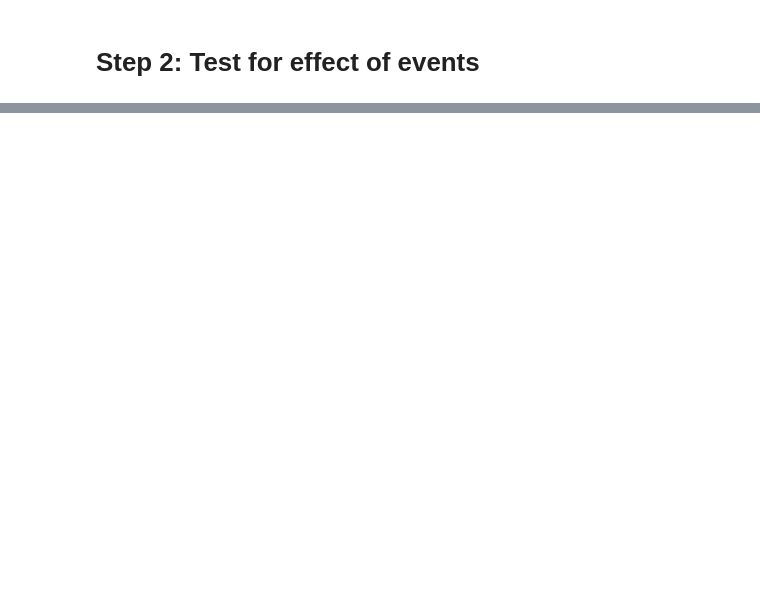
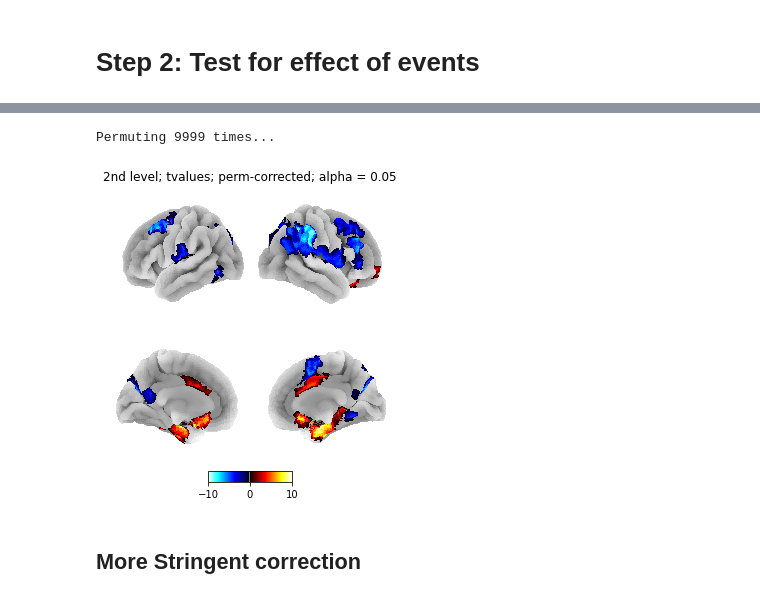
Before and after one commit to venkateshness/Internship_HBN, a Jupyter notebook: Graph-related_analysis/SDI_stats.ipynb, the cells around one changed output, grey strips where cells are left out. Drawn from its saved outputs; the diff is of its cells as text; code cells hidden in the pictures; blank space fills up the shorter version.

```diff
--- a/Graph-related_analysis/SDI_stats.ipynb
+++ b/Graph-related_analysis/SDI_stats.ipynb
@@ -121,0 +127,31 @@ pvals_step2
+# %%
+secondlevel_t, secondlevel_p, _ = mne.stats.permutation_t_test(np.array(np.array(tvalues_step2)))
+
+from nilearn.regions import signals_to_img_labels
+from nilearn.datasets import fetch_icbm152_2009
+from nilearn import image, plotting
+path_Glasser = "/homes/v20subra/S4B2/GSP/Glasser_masker.nii.gz"
+
+mnitemp = fetch_icbm152_2009()
+mask_mni = image.load_img(mnitemp["mask"])
+glasser_atlas = image.load_img(path_Glasser)
+
+for i in range(1):
+
+    thresholded_tvals = (secondlevel_p < 0.05) * secondlevel_t
+
+    signal = np.expand_dims(thresholded_tvals, axis =(0,2))
+
+
+    U0_brain = signals_to_img_labels(signal, path_Glasser, mnitemp["mask"])
+
+    plot = plotting.plot_img_on_surf(
+        U0_brain, title = f'2nd level; tvalues; perm-corrected; alpha = 0.05', threshold=0.1)
+
+    # U0_brain.to_filename('2nd_level_map_perm_corrected_stat.nii.gz')
+    plt.show()
+# %% [output]
+Permuting 9999 times...
+[figure, added]
+# %% [markdown]
+## More Stringent correction
```
Also changed, not shown: parts of 11 cells of this notebook, 4 other files.
